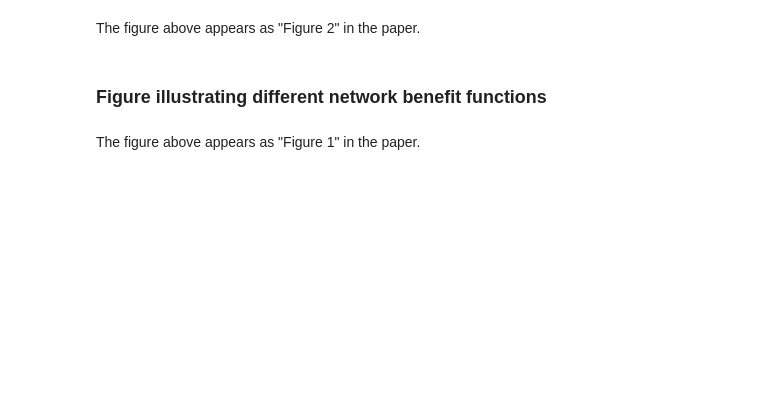
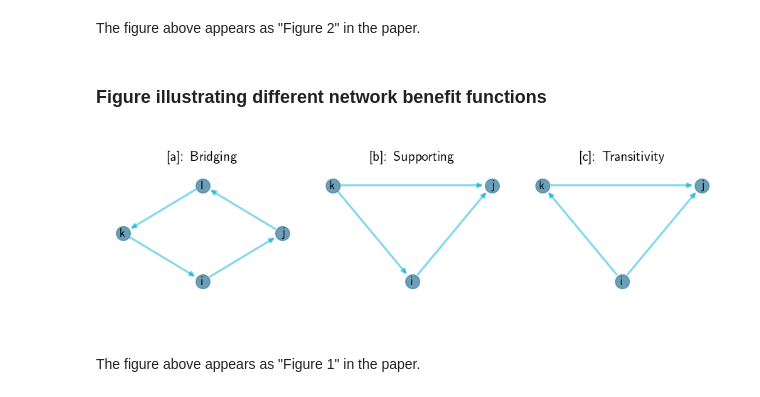
Before and after one commit to bryangraham/Testing_Networks, a Jupyter notebook: Testing_for_Strategic_Interaction_Notebook_1.ipynb, the cells around one changed output. Saved outputs shown, nothing was run; the diff lists cells and outputs as text; code cells hidden in the pictures; blank space fills up the shorter version.

```diff
--- a/Testing_for_Strategic_Interaction_Notebook_1.ipynb
+++ b/Testing_for_Strategic_Interaction_Notebook_1.ipynb
@@ -610,6 +625,7 @@ plt.rc('text', usetex=True)
 #- BRIDGING EXAMPLE                                      -#
 #---------------------------------------------------------#
 ax = axes[0]
+ax.set_rasterized(True)
 plt.axes(ax)
 plt.axis('off')
 
@@ -634,6 +650,7 @@ ax.axis('off')
 #- SUPPORTING EXAMPLE                                    -#
 #---------------------------------------------------------#
 ax = axes[1]
+ax.set_rasterized(True)
 plt.axes(ax)
 plt.axis('off')
 
@@ -654,34 +671,37 @@ ax.axes.set_ylim([-0.5,0.5])
 ax.axis('off')
 
 #---------------------------------------------------------#
 #- TRANSITIVITY EXAMPLE                                  -#
 #---------------------------------------------------------#
 ax = axes[2]
+ax.set_rasterized(True)
 plt.axes(ax)
 plt.axis('off')
 
 node_pos = {"i": [0,-0.25], "j": [1,0.25], "k": [-1,0.25]}
 
 nx.draw_networkx_labels(G3, pos = node_pos, \
                         labels = {v : v for v,pos in node_pos.items()}, font_size = 12, font_color = 'k')
 nx.draw_networkx_nodes(G3, pos = node_pos, node_color = '#3B7EA1', node_size = 200, alpha = 0.75)
 nx.draw_networkx_edges(G3, pos = node_pos, edgelist = A3, \
                                             edge_color = '#00B0DA', alpha = 0.5, width = 2, arrows = True)
 
 plt.annotate('[c]: Transitivity', xy=(0, 0.4), \
              horizontalalignment='center',verticalalignment='center', transform=ax.transAxes, \
              fontsize=14)
 
 ax.axes.set_xlim([-1.25,1.25])
 ax.axes.set_ylim([-0.5,0.5])
 ax.axis('off')
 
 # Save result (png)
 plt.tight_layout()
 plt.savefig(graphics+'Network_Benefit_Examples.png', dpi=500)
 
 # Save result (eps)
-#plt.tight_layout()
-#plt.savefig(graphics+'Network_Benefit_Examples.eps', dpi=500)
+plt.tight_layout()
+plt.savefig(graphics+'Network_Benefit_Examples.eps', dpi=500)
+# %% [output]
+[figure, added]
 # %% [markdown]
 The figure above appears as "Figure 1" in the paper.
```
Also changed, not shown: parts of 3 cells of this notebook, 5 other files.
